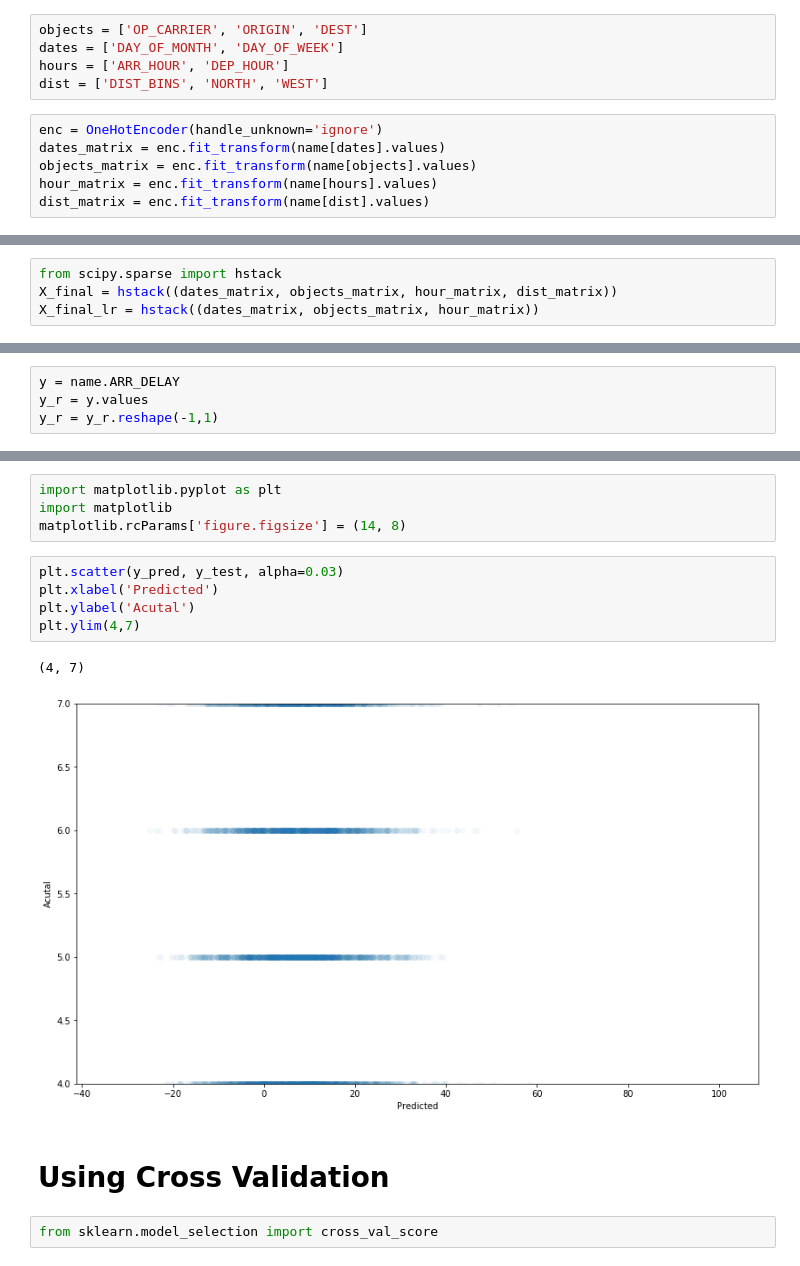
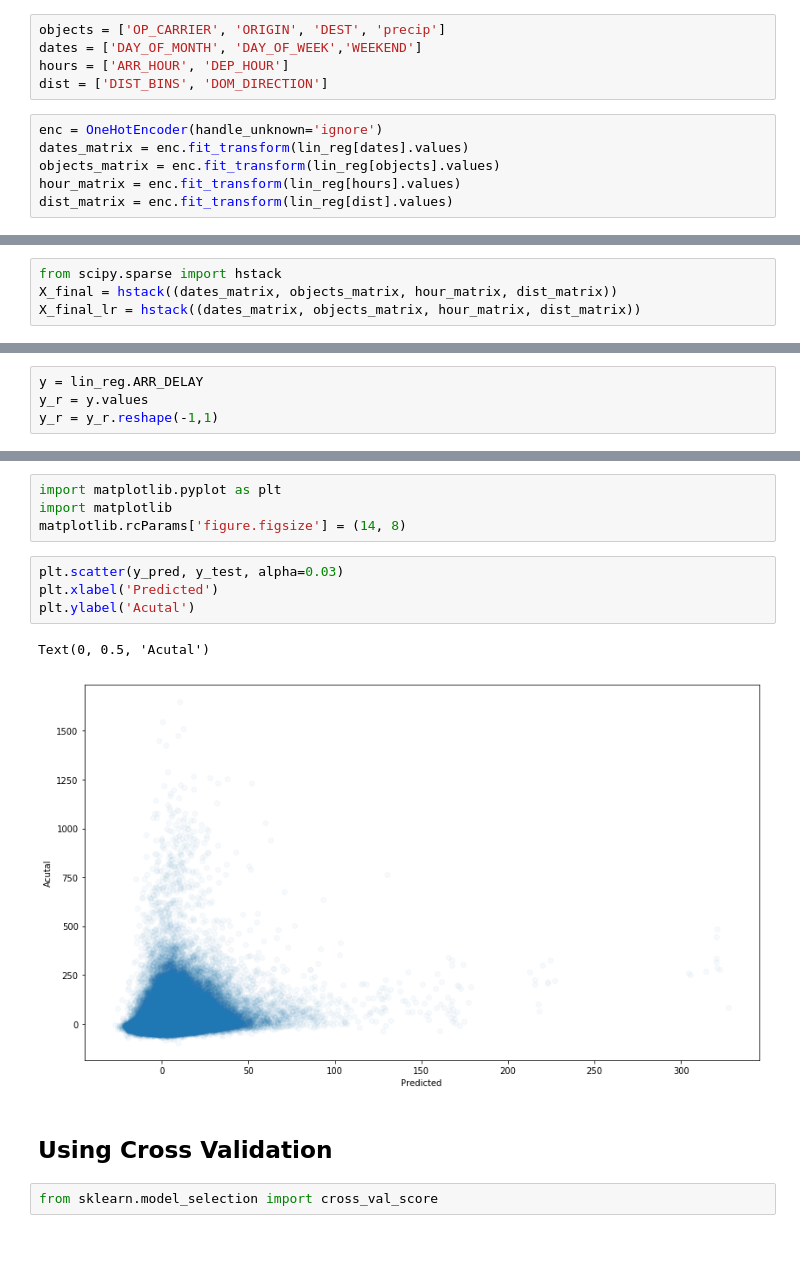
Before and after one commit to dmitriykats1/Springboard, a Jupyter notebook: Capstone1/Modeling.ipynb, the cells around one changed output, grey strips where cells are left out. Saved outputs shown, nothing was run; the diff lists cells and outputs as text.

```diff
--- a/Capstone1/Modeling.ipynb
+++ b/Capstone1/Modeling.ipynb
@@ -399,14 +571,14 @@ plt.show()
 # %%
-objects = ['OP_CARRIER', 'ORIGIN', 'DEST']
-dates = ['DAY_OF_MONTH', 'DAY_OF_WEEK']
+objects = ['OP_CARRIER', 'ORIGIN', 'DEST', 'precip']
+dates = ['DAY_OF_MONTH', 'DAY_OF_WEEK','WEEKEND']
 hours = ['ARR_HOUR', 'DEP_HOUR']
-dist = ['DIST_BINS', 'NORTH', 'WEST']
+dist = ['DIST_BINS', 'DOM_DIRECTION']
 # %%
 enc = OneHotEncoder(handle_unknown='ignore')
-dates_matrix = enc.fit_transform(name[dates].values)
-objects_matrix = enc.fit_transform(name[objects].values)
-hour_matrix = enc.fit_transform(name[hours].values)
-dist_matrix = enc.fit_transform(name[dist].values)
+dates_matrix = enc.fit_transform(lin_reg[dates].values)
+objects_matrix = enc.fit_transform(lin_reg[objects].values)
+hour_matrix = enc.fit_transform(lin_reg[hours].values)
+dist_matrix = enc.fit_transform(lin_reg[dist].values)
 # %%
 print(f'Size is: {dates_matrix.data.nbytes / 1000000} MB')
 print(f'Size is: {objects_matrix.data.nbytes / 1000000} MB')
@@ -420,5 +592,5 @@ Size is: 74.066544 MB
 # %%
 from scipy.sparse import hstack
 X_final = hstack((dates_matrix, objects_matrix, hour_matrix, dist_matrix))
-X_final_lr = hstack((dates_matrix, objects_matrix, hour_matrix))
+X_final_lr = hstack((dates_matrix, objects_matrix, hour_matrix, dist_matrix))
 # %%
@@ -430,5 +600,5 @@ Size is: 246.88848 MB
 # %%
-y = name.ARR_DELAY
+y = lin_reg.ARR_DELAY
 y_r = y.values
 y_r = y_r.reshape(-1,1)
 # %%
@@ -463,13 +633,12 @@ matplotlib.rcParams['figure.figsize'] = (14, 8)
 # %%
 plt.scatter(y_pred, y_test, alpha=0.03)
 plt.xlabel('Predicted')
 plt.ylabel('Acutal')
-plt.ylim(4,7)
 # %% [output]
-(4, 7)
+Text(0, 0.5, 'Acutal')
-[figure, old version]
+[figure, new version]
 # %% [markdown]
-   # Using Cross Validation
+   ## Using Cross Validation
 # %%
 from sklearn.model_selection import cross_val_score
 # %%
```
Also changed, not shown: parts of 143 cells of this notebook, 17 other files.
